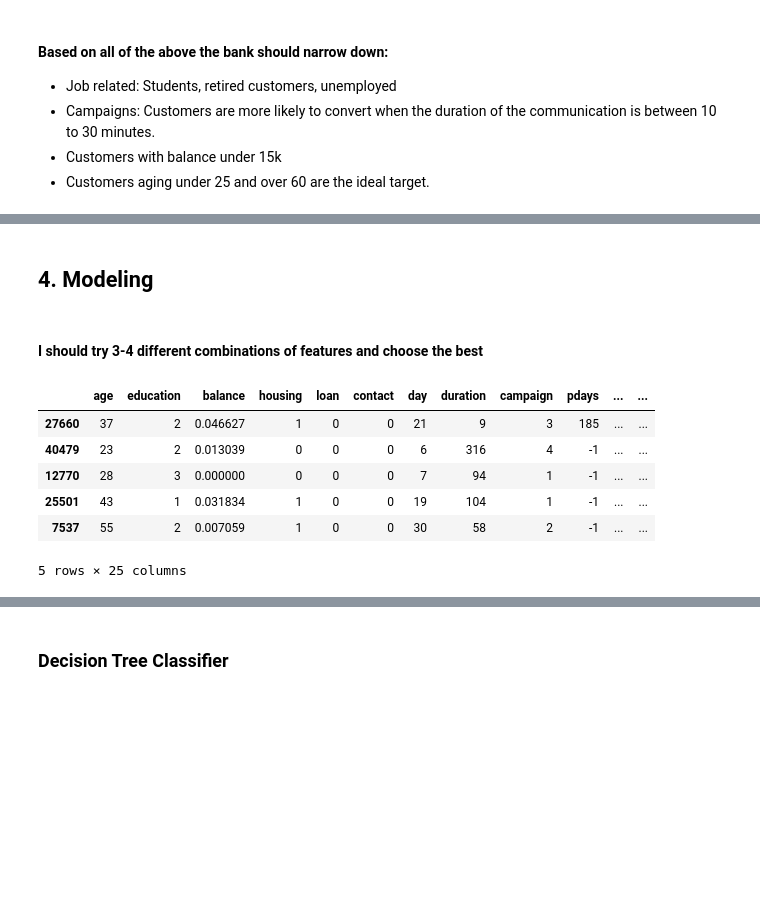
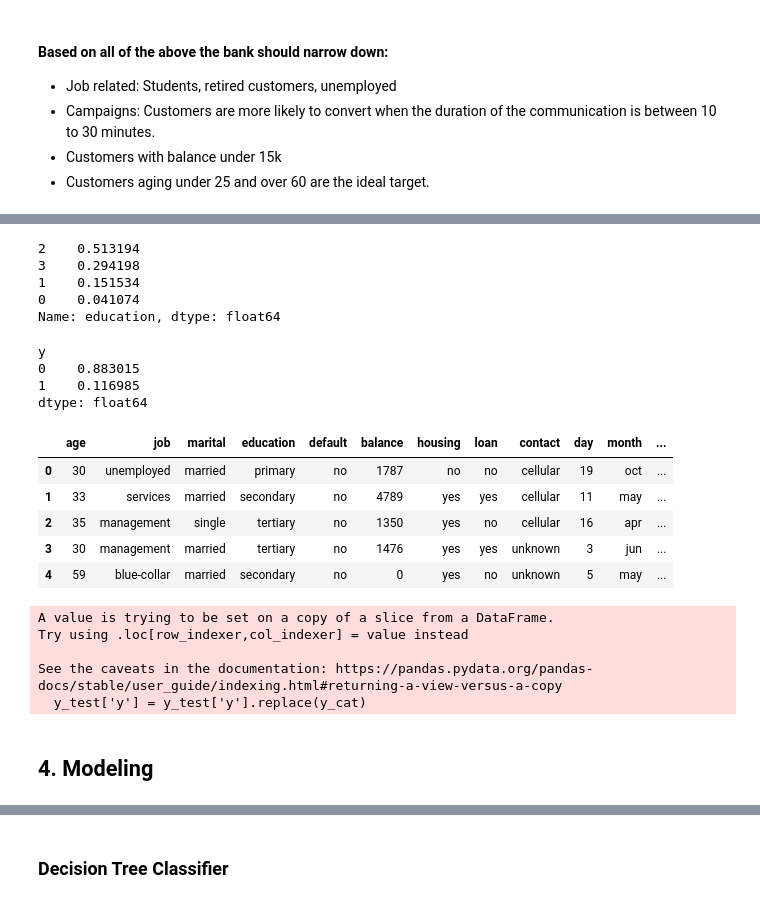
Before and after one commit to andreastgram/ds_banking, a Jupyter notebook: ds_banking.ipynb, the cells around one changed output, grey strips where cells are left out. Drawn from its saved outputs; the diff is of its cells as text; code cells hidden in the pictures; blank space fills up the shorter version.

```diff
--- a/ds_banking.ipynb
+++ b/ds_banking.ipynb
@@ -513,4 +335,60 @@ Not so much correlation between y and the other features.. The most correlation
+# %%
+# Perform label encoding on education:
+
+ed_cat = {'unknown':0,
+          'primary': 1,
+          'secondary': 2,
+          'tertiary': 3}
+X_train['education'] = X_train['education'].replace(ed_cat)
+X_train['education'].value_counts(normalize=True)
+# %% [output]
+2    0.513194
+3    0.294198
+1    0.151534
+0    0.041074
+Name: education, dtype: float64
+# %%
+y_cat = {'no': 0,
+         'yes': 1}
+y_train = y_train.replace(y_cat)
+y_train.value_counts(normalize=True)
+# %% [output]
+y
+0    0.883015
+1    0.116985
+dtype: float64
+# %%
+# Load the test dataframe
+
+test_df = pd.read_csv('test.csv', sep=';')
+test_df.head()
+# %% [output]
+|  | age | job | marital | education | default | balance | housing | loan | contact | day | month | ... |
+| 0 | 30 | unemployed | married | primary | no | 1787 | no | no | cellular | 19 | oct | ... |
+| 1 | 33 | services | married | secondary | no | 4789 | yes | yes | cellular | 11 | may | ... |
+| 2 | 35 | management | single | tertiary | no | 1350 | yes | no | cellular | 16 | apr | ... |
+| 3 | 30 | management | married | tertiary | no | 1476 | yes | yes | unknown | 3 | jun | ... |
+| 4 | 59 | blue-collar | married | secondary | no | 0 | yes | no | unknown | 5 | may | ... |
+# %%
+# Create the test_x dataframe
+X_test = test_df.iloc[:, :-1]
+
+# Create train_y dataframe
+y_test = test_df[['y']]
+
+# One-hot encode columns
+X_test = pd.get_dummies(X_test, prefix=ohe_cols, columns=ohe_cols, drop_first=True)
+
+# Label encode education
+X_test['education'] = X_test['education'].replace(ed_cat)
+
+# Encode target variable
+y_test['y'] = y_test['y'].replace(y_cat)
+# %% [output]
+A value is trying to be set on a copy of a slice from a DataFrame.
+Try using .loc[row_indexer,col_indexer] = value instead
+
+See the caveats in the documentation: https://pandas.pydata.org/pandas-docs/stable/user_guide/indexing.html#returning-a-view-versus-a-copy
+  y_test['y'] = y_test['y'].replace(y_cat)
 # %% [markdown]
 ## 4. Modeling
-# %% [markdown]
-#### I should try 3-4 different combinations of features and choose the best
@@ -521,10 +394,0 @@ X_train , X_test , y_train , y_test = train_test_split(X,y, test_size = 0.25, ra
-# %%
-X_train.head()
-# %% [output]
-|  | age | education | balance | housing | loan | contact | day | duration | campaign | pdays | ... | ... |
-| 27660 | 37 | 2 | 0.046627 | 1 | 0 | 0 | 21 | 9 | 3 | 185 | ... | ... |
-| 40479 | 23 | 2 | 0.013039 | 0 | 0 | 0 | 6 | 316 | 4 | -1 | ... | ... |
-| 12770 | 28 | 3 | 0.000000 | 0 | 0 | 0 | 7 | 94 | 1 | -1 | ... | ... |
-| 25501 | 43 | 1 | 0.031834 | 1 | 0 | 0 | 19 | 104 | 1 | -1 | ... | ... |
-| 7537 | 55 | 2 | 0.007059 | 1 | 0 | 0 | 30 | 58 | 2 | -1 | ... | ... |
-5 rows × 25 columns
```
Also changed, not shown: parts of 55 cells of this notebook, 2 other files.
